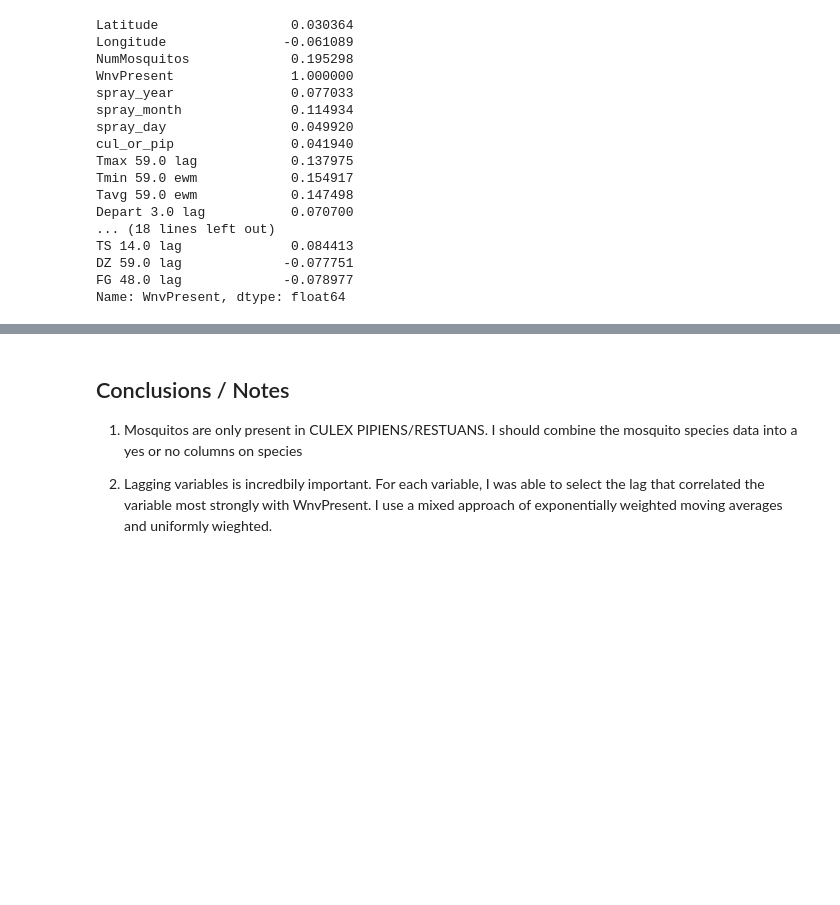
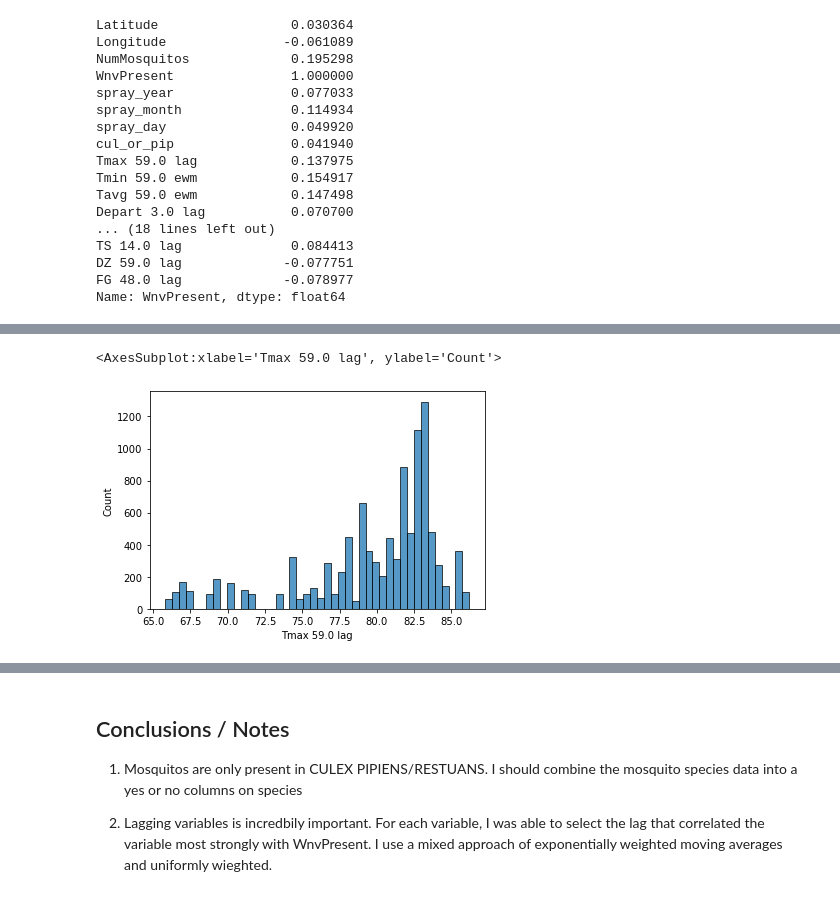
Before and after one commit to jonjacobs24/wnv-prediction, a Jupyter notebook: 01 EDA 2.ipynb, the cells around one changed output, grey strips where cells are left out. Drawn from its saved outputs; the diff is of its cells as text; code cells hidden in the pictures; blank space fills up the shorter version.

```diff
--- a/01 EDA 2.ipynb
+++ b/01 EDA 2.ipynb
@@ -673,0 +689,5 @@ Name: WnvPresent, dtype: float64
+# %%
+sns.histplot(data=df_best,x='Tmax 59.0 lag')
+# %% [output]
+<AxesSubplot:xlabel='Tmax 59.0 lag', ylabel='Count'>
+[figure, added]
```
Also changed, not shown: parts of 5 cells of this notebook.
